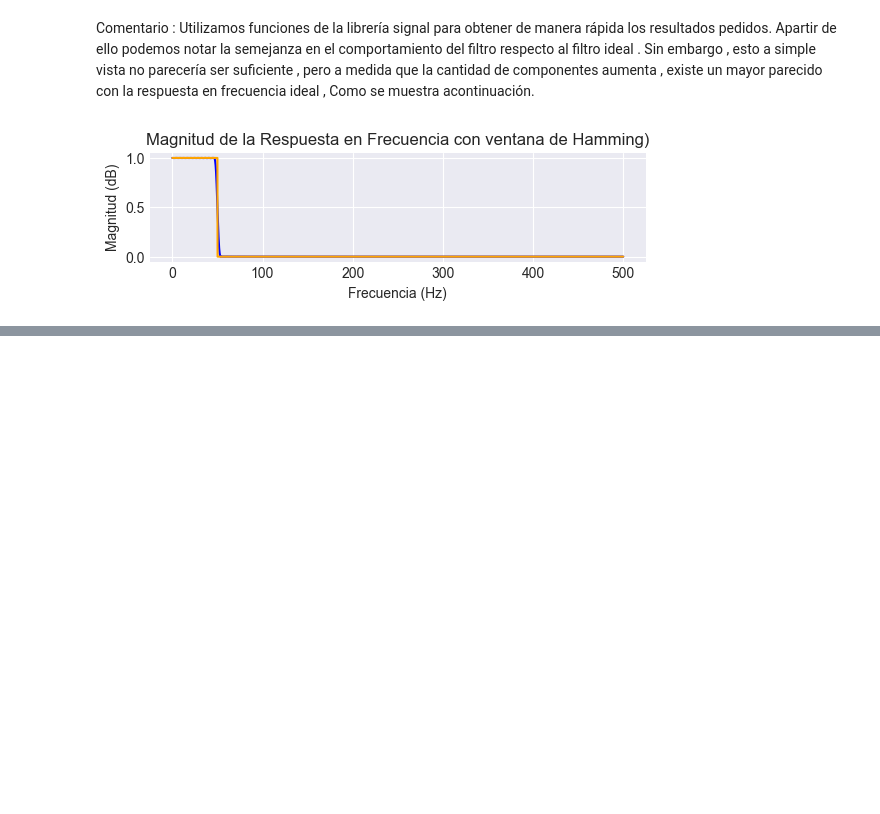
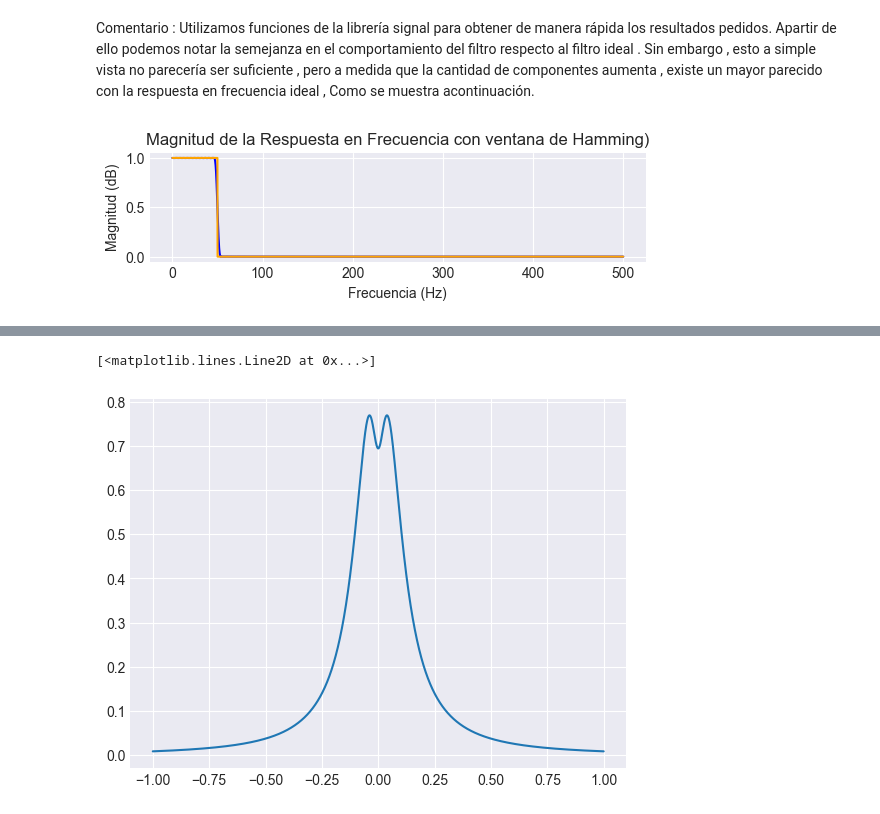
Before and after one commit to ExampleToFollow/PracticasPDS, a Jupyter notebook: Lab4/IP_LAB4_20213704.ipynb, the cells around one changed output, grey strips where cells are left out. Drawn from its saved outputs; the diff is of its cells as text; code cells hidden in the pictures; blank space fills up the shorter version.

```diff
--- a/Lab4/IP_LAB4_20213704.ipynb
+++ b/Lab4/IP_LAB4_20213704.ipynb
@@ -105,0 +112,7 @@ plt.grid(True)
+# %%
+w=np.linspace(-1 ,1 ,10001)
+ola = -5*(np.exp(-1j*w) +1)/(103*np.exp(-1j*w) -97) + 10*(np.exp(-1j*w) +1)/(104*np.exp(-1j*w) -96)
+plt.plot(w, np.abs(ola)**2)
+# %% [output]
+[<matplotlib.lines.Line2D at 0x...>]
+[figure, added]
```
Also changed, not shown: parts of 3 cells of this notebook.
